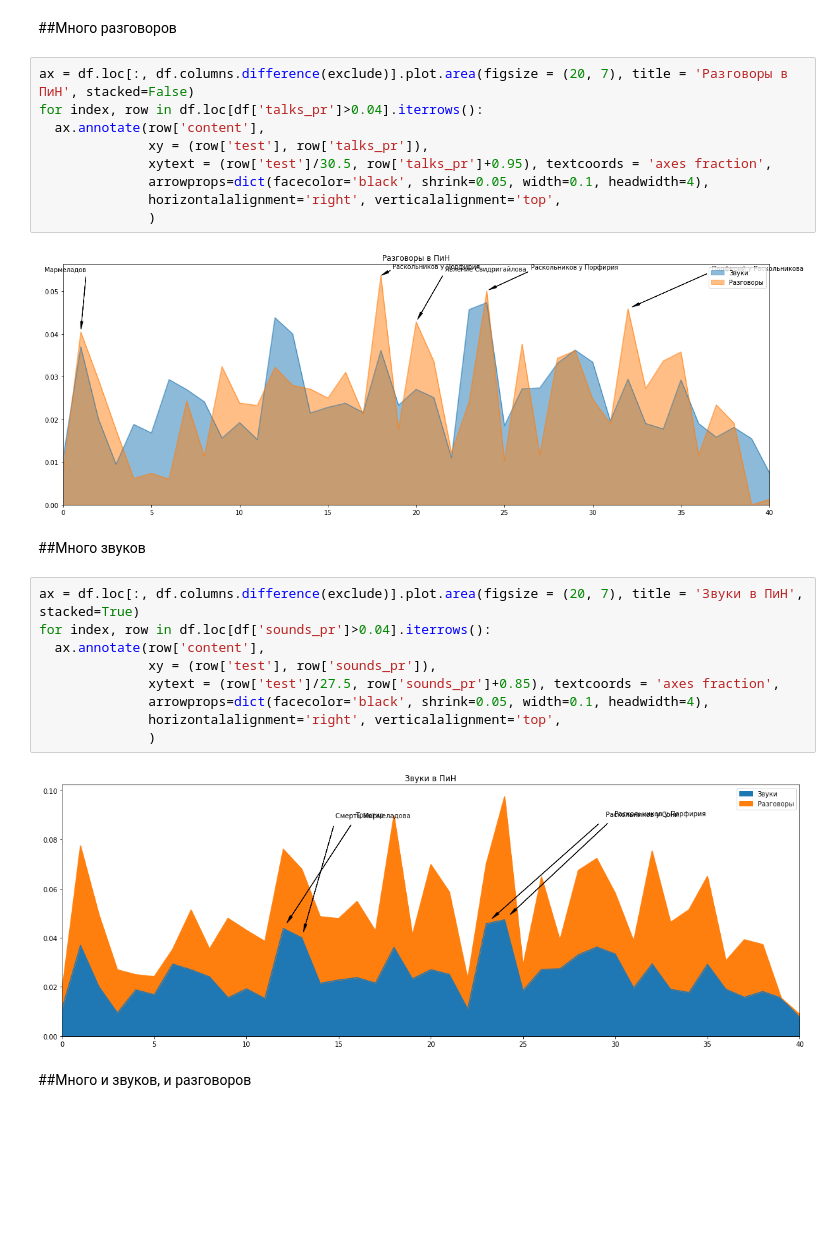
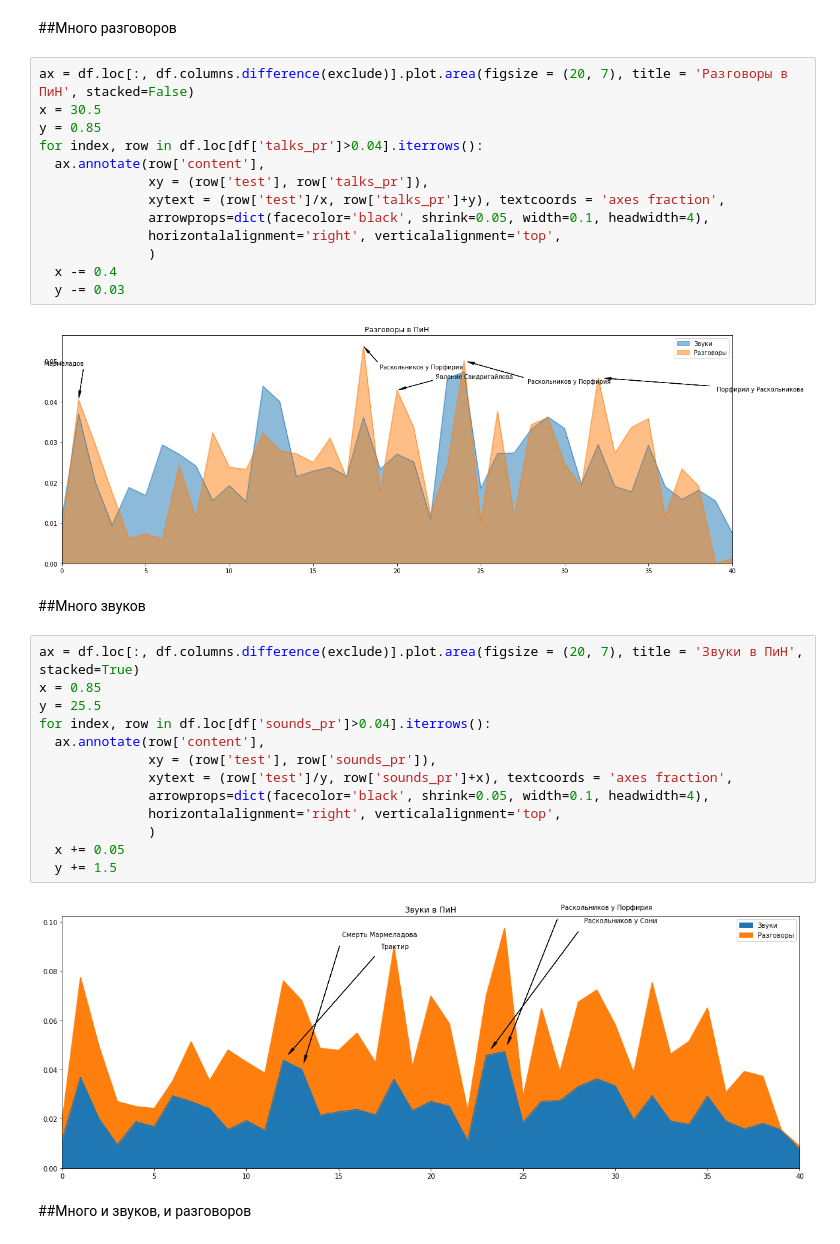
Before and after one commit to mary-lev/PiN, a Jupyter notebook: dostoevsky.ipynb, the cells around one changed output. Cells and saved outputs as stored; diff of their text form; blank space fills up the shorter version.

```diff
--- a/dostoevsky.ipynb
+++ b/dostoevsky.ipynb
@@ -479,28 +477,36 @@ df.loc[:, df.columns.difference(exclude)].plot.area(figsize = (17, 7), title = '
 ##Много разговоров
 # %%
 ax = df.loc[:, df.columns.difference(exclude)].plot.area(figsize = (20, 7), title = 'Разговоры в ПиН', stacked=False)
+x = 30.5
+y = 0.85
 for index, row in df.loc[df['talks_pr']>0.04].iterrows():
   ax.annotate(row['content'],
               xy = (row['test'], row['talks_pr']),
-              xytext = (row['test']/30.5, row['talks_pr']+0.95), textcoords = 'axes fraction',
+              xytext = (row['test']/x, row['talks_pr']+y), textcoords = 'axes fraction',
               arrowprops=dict(facecolor='black', shrink=0.05, width=0.1, headwidth=4),
               horizontalalignment='right', verticalalignment='top',
               )
+  x -= 0.4
+  y -= 0.03
 # %% [output]
-[figure, old version]
+[figure, new version]
 # %% [markdown]
 ##Много звуков
 # %%
 ax = df.loc[:, df.columns.difference(exclude)].plot.area(figsize = (20, 7), title = 'Звуки в ПиН', stacked=True)
+x = 0.85
+y = 25.5
 for index, row in df.loc[df['sounds_pr']>0.04].iterrows():
   ax.annotate(row['content'],
               xy = (row['test'], row['sounds_pr']),
-              xytext = (row['test']/27.5, row['sounds_pr']+0.85), textcoords = 'axes fraction',
+              xytext = (row['test']/y, row['sounds_pr']+x), textcoords = 'axes fraction',
               arrowprops=dict(facecolor='black', shrink=0.05, width=0.1, headwidth=4),
               horizontalalignment='right', verticalalignment='top',
               )
+  x += 0.05
+  y += 1.5
 # %% [output]
-[figure, old version]
+[figure, new version]
 # %% [markdown]
 ##Много и звуков, и разговоров
 # %%
```
Also changed, not shown: parts of 18 cells of this notebook.
